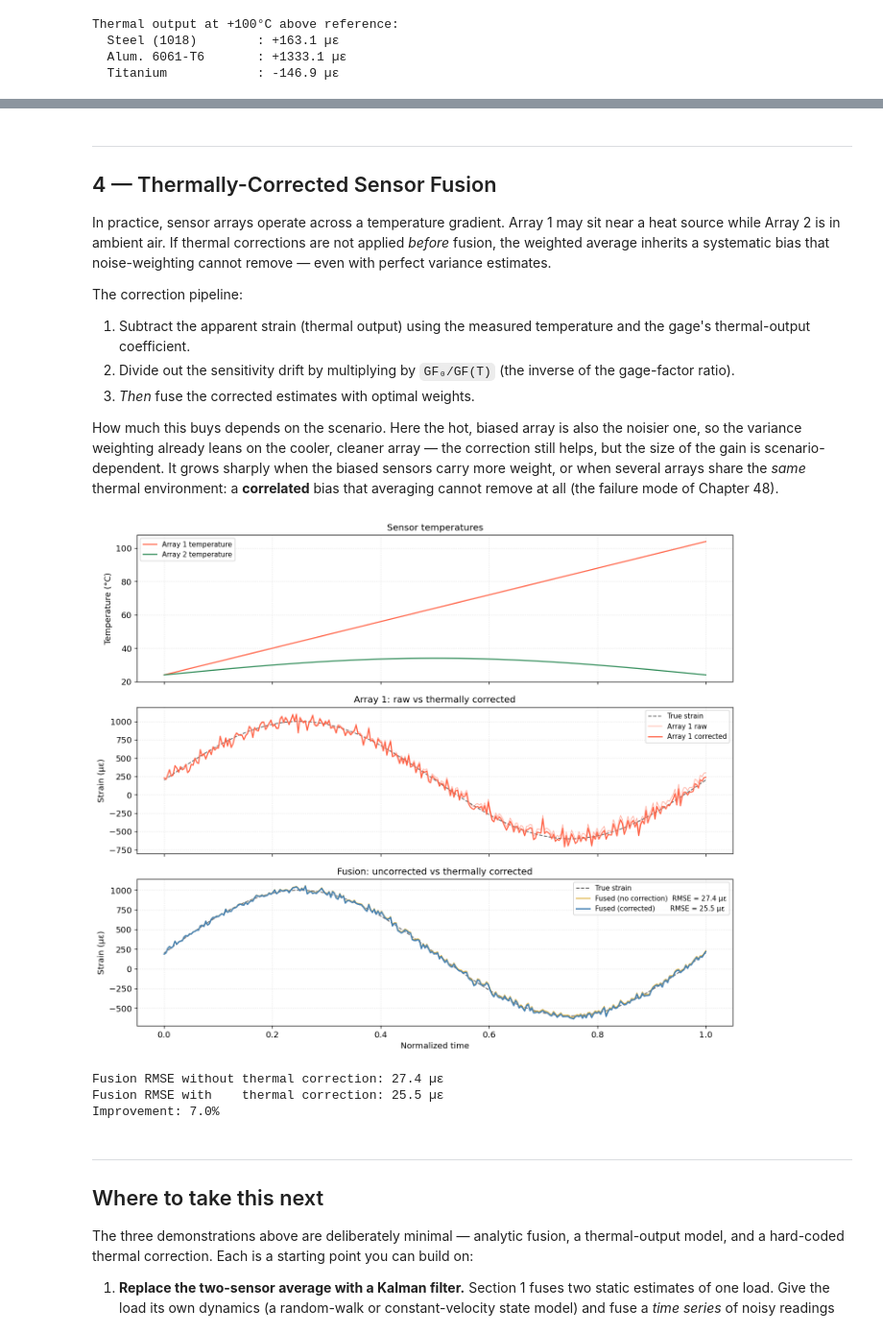
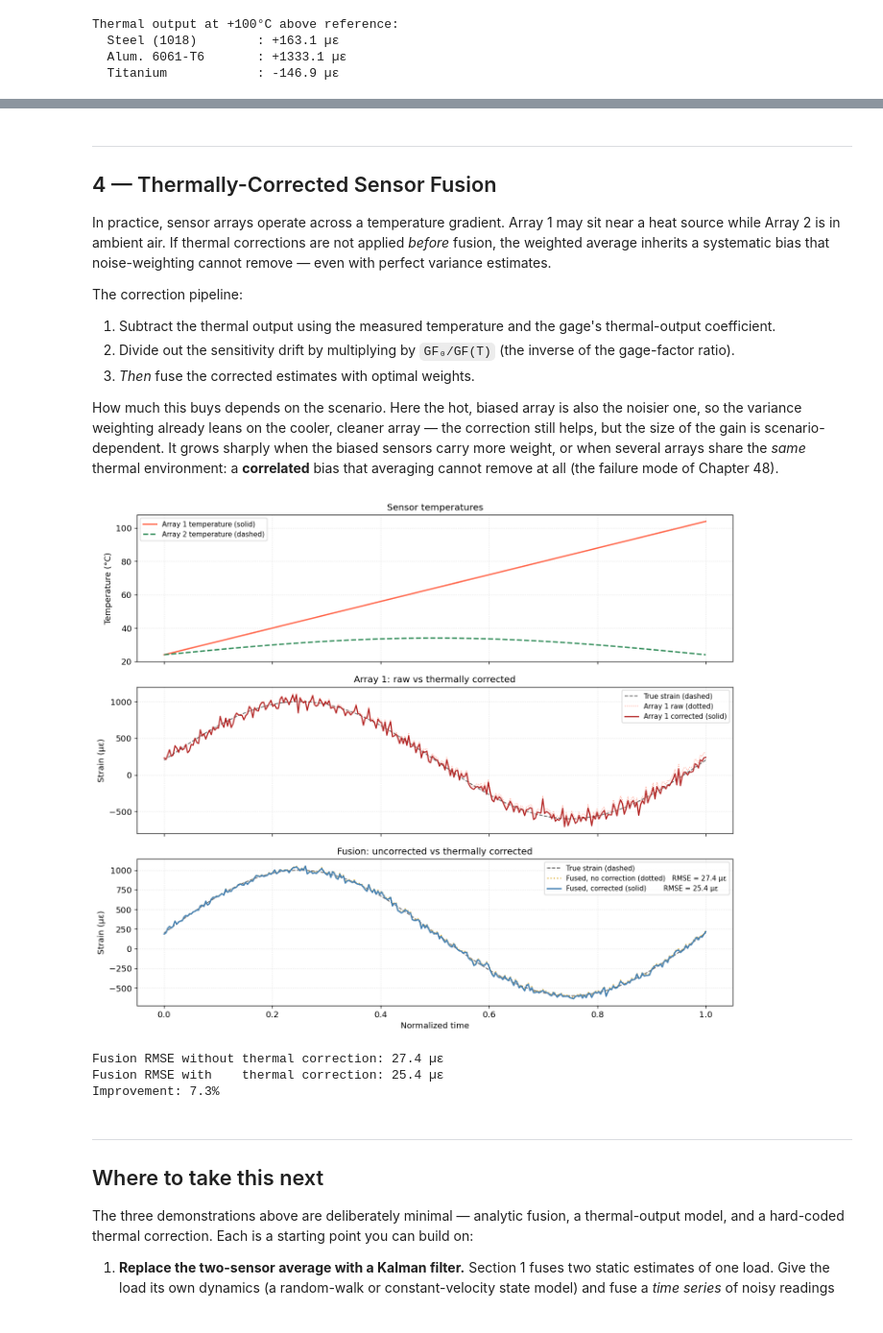
Before and after one commit to mike-bower/modern-strain-gage-technology-notebooks, a Jupyter notebook: notebooks/ch58_sensor_fusion.ipynb, the cells around one changed output, grey strips where cells are left out. Shown at 96% size. Saved outputs shown, nothing was run; the diff lists cells and outputs as text; code cells hidden in the pictures.

```diff
--- a/notebooks/ch58_sensor_fusion.ipynb
+++ b/notebooks/ch58_sensor_fusion.ipynb
@@ -285,7 +304,7 @@ Platinum-tungsten                       +3.78%           -2.22%
 In practice, sensor arrays operate across a temperature gradient. Array 1 may sit near a heat source while Array 2 is in ambient air. If thermal corrections are not applied *before* fusion, the weighted average inherits a systematic bias that noise-weighting cannot remove — even with perfect variance estimates.
 
 The correction pipeline:
-1. Subtract the apparent strain (thermal output) using the measured temperature and the gage's thermal-output coefficient.
+1. Subtract the thermal output using the measured temperature and the gage's thermal-output coefficient.
 2. Divide out the sensitivity drift by multiplying by `GF₀/GF(T)` (the inverse of the gage-factor ratio).
 3. *Then* fuse the corrected estimates with optimal weights.
 
@@ -298,7 +317,7 @@ n = 300
 # Gage and reference properties (Constantan on steel)
 T_ref    = 24.0
 GF_0     = 2.07
-TCS      = -1.0e-4    # /°C  — gage-factor temperature coefficient
+TCS      = +0.9e-4    # /°C  — gage-factor temperature coefficient (constantan rises, Table 24.1)
 TO_coeff = 0.8        # µε/°C — residual thermal output for an STC gage on steel
 
 # True mechanical strain over time (one loading cycle)
@@ -314,7 +333,7 @@ def gf(T):
     return GF_0 * (1 + TCS * (T - T_ref))
 
 def thermal_output(T):
-    """Residual apparent strain (µε) of the STC gage at temperature T."""
+    """Residual thermal output (µε) of the STC gage at temperature T."""
     return TO_coeff * (T - T_ref)
 
 # Raw indicated strain: mechanical truth scaled by GF drift, plus thermal output, plus noise
@@ -331,7 +350,7 @@ eps_raw2 = (eps_true * gf(T2) / GF_0
 def correct(eps_raw, T):
     """Invert the thermal model: remove thermal output, then undo GF drift.
 
-    Subtracts the apparent strain and multiplies by GF_0/gf(T), recovering the
+    Subtracts the thermal output and multiplies by GF_0/gf(T), recovering the
     mechanical strain (plus scaled noise) that produced the raw reading.
     """
     eps_to_removed   = eps_raw - thermal_output(T)
@@ -350,46 +369,46 @@ eps_fused_cor = w1 * eps_c1   + w2 * eps_c2          # fused after correction
 rmse_raw = np.sqrt(np.mean((eps_fused_raw - eps_true)**2))
 rmse_cor = np.sqrt(np.mean((eps_fused_cor - eps_true)**2))
 
 fig, axes = plt.subplots(3, 1, figsize=(12, 10), sharex=True)
 
 # Temperature profiles
-axes[0].plot(t, T1, color='tomato',   lw=1.5, label='Array 1 temperature')
-axes[0].plot(t, T2, color='seagreen', lw=1.5, label='Array 2 temperature')
+axes[0].plot(t, T1, color='tomato',   lw=1.8, label='Array 1 temperature (solid)')
+axes[0].plot(t, T2, color='seagreen', lw=1.8, ls='--', label='Array 2 temperature (dashed)')
 axes[0].set_ylabel('Temperature (°C)')
 axes[0].set_title('Sensor temperatures')
 axes[0].legend(fontsize=9); axes[0].grid(True, linestyle=':', alpha=0.4)
 
 # Raw vs corrected for Array 1 (worst-affected)
-axes[1].plot(t, eps_true,  'k--', lw=1.2, alpha=0.6, label='True strain')
-axes[1].plot(t, eps_raw1,  color='tomato',   lw=1.0, alpha=0.5, label='Array 1 raw')
-axes[1].plot(t, eps_c1,    color='tomato',   lw=1.5, label='Array 1 corrected')
+axes[1].plot(t, eps_true,  'k--', lw=1.2, alpha=0.6, label='True strain (dashed)')
+axes[1].plot(t, eps_raw1,  color='tomato',   lw=0.9, ls=':', alpha=0.8, label='Array 1 raw (dotted)')
+axes[1].plot(t, eps_c1,    color='firebrick', lw=1.5, label='Array 1 corrected (solid)')
 axes[1].set_ylabel('Strain (µε)')
 axes[1].set_title('Array 1: raw vs thermally corrected')
 axes[1].legend(fontsize=9); axes[1].grid(True, linestyle=':', alpha=0.4)
 
 # Fused: with and without correction
-axes[2].plot(t, eps_true,      'k--', lw=1.2, alpha=0.6, label='True strain')
-axes[2].plot(t, eps_fused_raw, color='goldenrod', lw=1.5, alpha=0.8,
-             label=f'Fused (no correction)  RMSE = {rmse_raw:.1f} µε')
+axes[2].plot(t, eps_true,      'k--', lw=1.2, alpha=0.6, label='True strain (dashed)')
+axes[2].plot(t, eps_fused_raw, color='goldenrod', lw=1.6, ls=':', alpha=0.9,
+             label=f'Fused, no correction (dotted)   RMSE = {rmse_raw:.1f} µε')
 axes[2].plot(t, eps_fused_cor, color='steelblue', lw=1.8,
-             label=f'Fused (corrected)       RMSE = {rmse_cor:.1f} µε')
+             label=f'Fused, corrected (solid)        RMSE = {rmse_cor:.1f} µε')
 axes[2].set_xlabel('Normalized time')
 axes[2].set_ylabel('Strain (µε)')
 axes[2].set_title('Fusion: uncorrected vs thermally corrected')
 axes[2].legend(fontsize=9); axes[2].grid(True, linestyle=':', alpha=0.4)
 
 plt.tight_layout()
 plt.savefig(OUT_DIR / 'fig58_nb1_fusion_thermal_corrected.png', bbox_inches='tight', dpi=150)
 plt.show()
 
 print(f"Fusion RMSE without thermal correction: {rmse_raw:.1f} µε")
 print(f"Fusion RMSE with    thermal correction: {rmse_cor:.1f} µε")
 print(f"Improvement: {100*(rmse_raw - rmse_cor)/rmse_raw:.1f}%")
 # %% [output]
-[figure, old version]
+[figure, new version]
 Fusion RMSE without thermal correction: 27.4 µε
-Fusion RMSE with    thermal correction: 25.5 µε
-Improvement: 7.0%
+Fusion RMSE with    thermal correction: 25.4 µε
+Improvement: 7.3%
 # %% [markdown]
 ---
 ## Where to take this next
```
Also changed, not shown: parts of 6 cells of this notebook, 57 other files.
